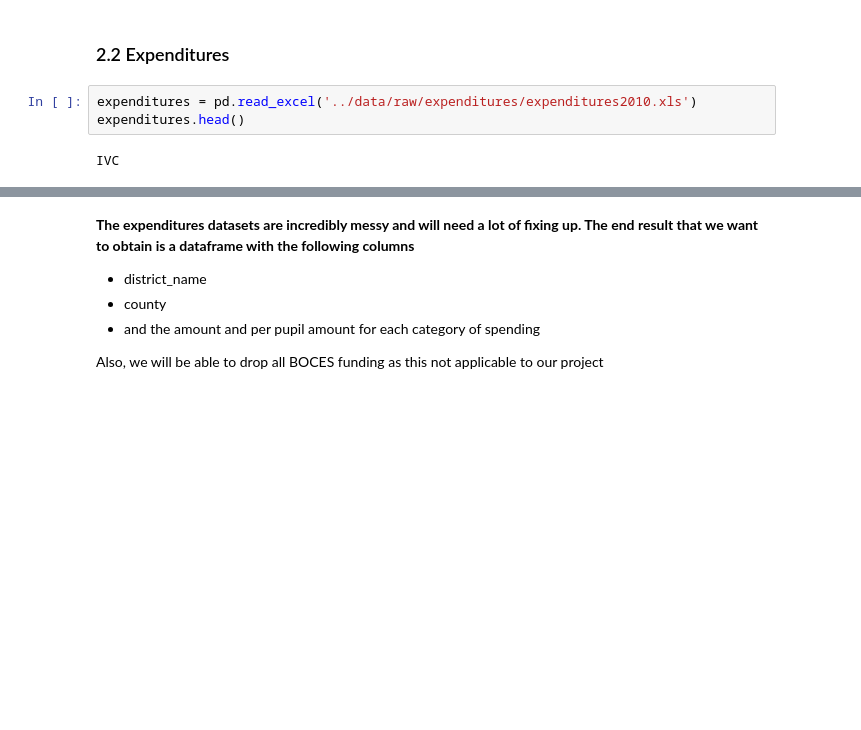
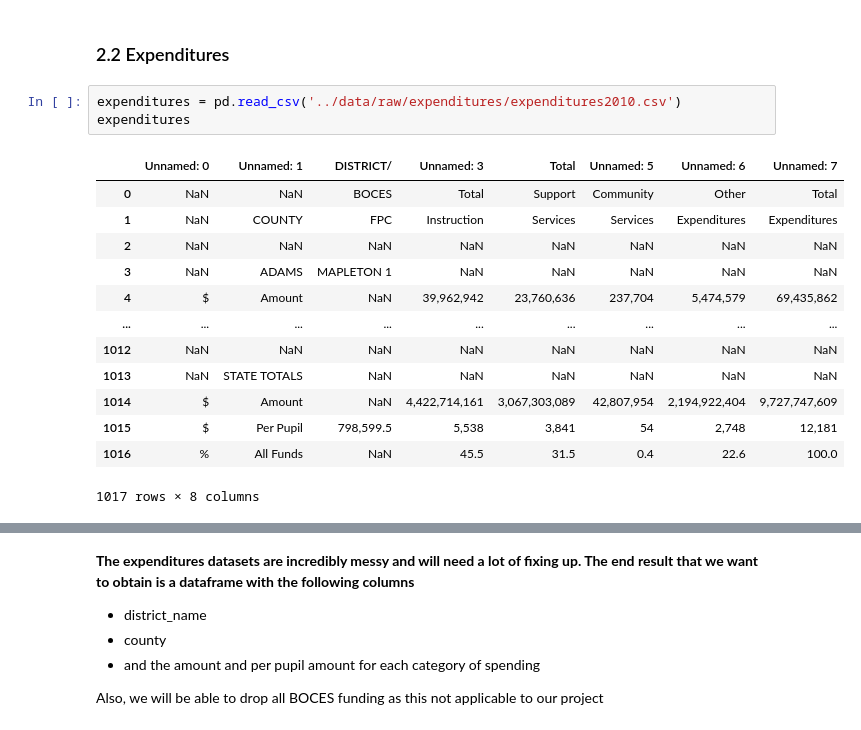
Before and after one commit to clewis53/CaeleyLewis-Capstone2-StoryOfColoradoEducation, a Jupyter notebook: notebooks/0.1-data-wrangling.ipynb, the cells around one changed output, grey strips where cells are left out. Drawn from its saved outputs; the diff is of its cells as text; blank space fills up the shorter version.

```diff
--- a/notebooks/0.1-data-wrangling.ipynb
+++ b/notebooks/0.1-data-wrangling.ipynb
@@ -89,7 +89,19 @@ pd.read_csv(interim_filepath + 'saipe_tall.csv', index_col=0)
 # %% [markdown]
 ### 2.2 Expenditures <a id="make-expenditures"><a/>
 # %%
-expenditures = pd.read_excel('../data/raw/expenditures/expenditures2010.xls')
-expenditures.head()
+expenditures = pd.read_csv('../data/raw/expenditures/expenditures2010.csv')
+expenditures
 # %% [output]
+|  | Unnamed: 0 | Unnamed: 1 | DISTRICT/ | Unnamed: 3 | Total | Unnamed: 5 | Unnamed: 6 | Unnamed: 7 |
+| 0 | NaN | NaN | BOCES | Total | Support | Community | Other | Total |
+| 1 | NaN | COUNTY | FPC | Instruction | Services | Services | Expenditures | Expenditures |
+| 2 | NaN | NaN | NaN | NaN | NaN | NaN | NaN | NaN |
+| 3 | NaN | ADAMS | MAPLETON 1 | NaN | NaN | NaN | NaN | NaN |
+| 4 | $ | Amount | NaN | 39,962,942 | 23,760,636 | 237,704 | 5,474,579 | 69,435,862 |
+| ... | ... | ... | ... | ... | ... | ... | ... | ... |
+| 1012 | NaN | NaN | NaN | NaN | NaN | NaN | NaN | NaN |
+| 1013 | NaN | STATE TOTALS | NaN | NaN | NaN | NaN | NaN | NaN |
+| 1014 | $ | Amount | NaN | 4,422,714,161 | 3,067,303,089 | 42,807,954 | 2,194,922,404 | 9,727,747,609 |
+| 1015 | $ | Per Pupil | 798,599.5 | 5,538 | 3,841 | 54 | 2,748 | 12,181 |
+| 1016 | % | All Funds | NaN | 45.5 | 31.5 | 0.4 | 22.6 | 100.0 |
-IVC
+1017 rows × 8 columns
```
Also changed, not shown: parts of 9 cells of this notebook, 1 other file.
